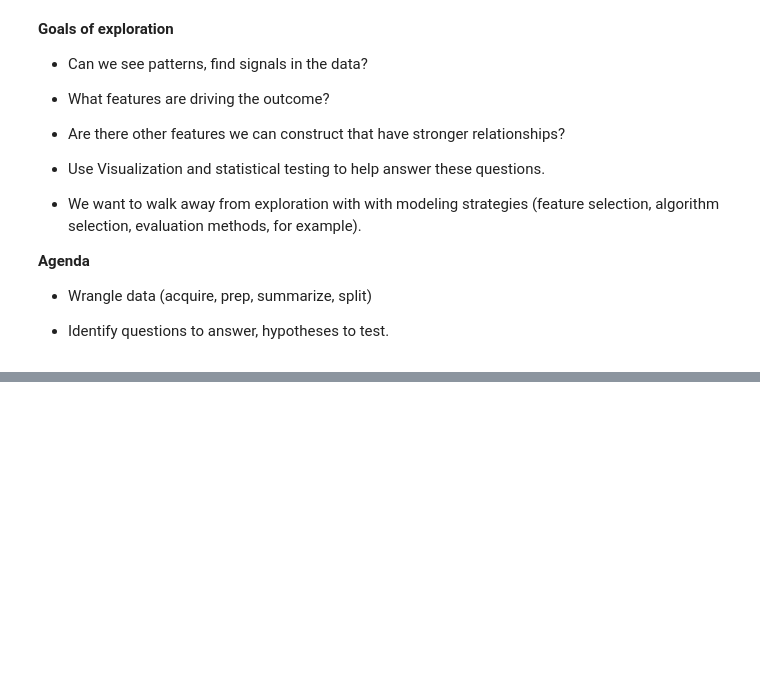
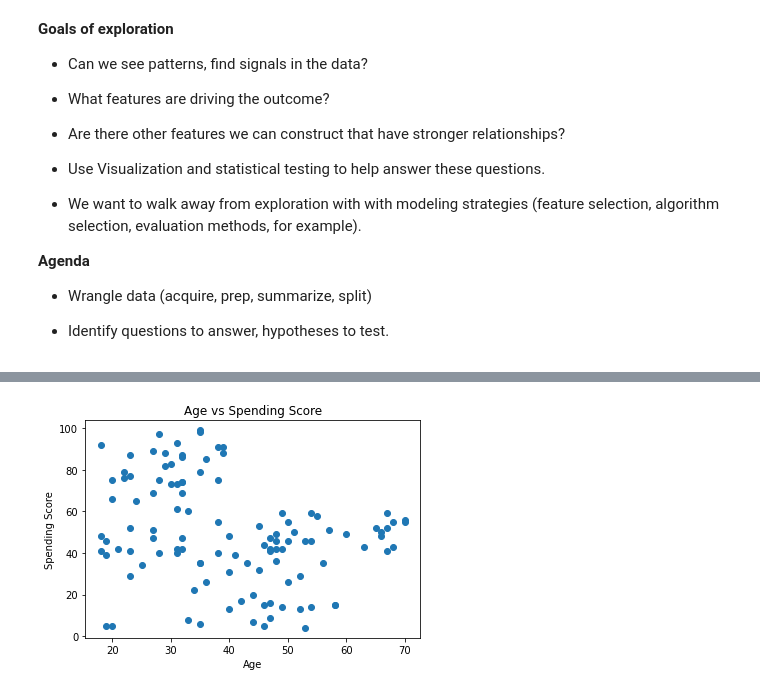
Before and after one commit to CodeupClassroom/florence-clustering-exercises, a Jupyter notebook: explore.ipynb, the cells around one changed output, grey strips where cells are left out. Drawn from its saved outputs; the diff is of its cells as text; code cells hidden in the pictures; blank space fills up the shorter version.

```diff
--- a/explore.ipynb
+++ b/explore.ipynb
@@ -75,0 +189,8 @@ df, train, validate, test = prep_mall(df)
+# %%
+plt.scatter(train.age, train.spending_score)
+plt.xlabel('Age')
+plt.ylabel('Spending Score')
+plt.title('Age vs Spending Score')
+plt.show()
+# %% [output]
+[figure, added]
```
Also changed, not shown: parts of 52 cells of this notebook.
